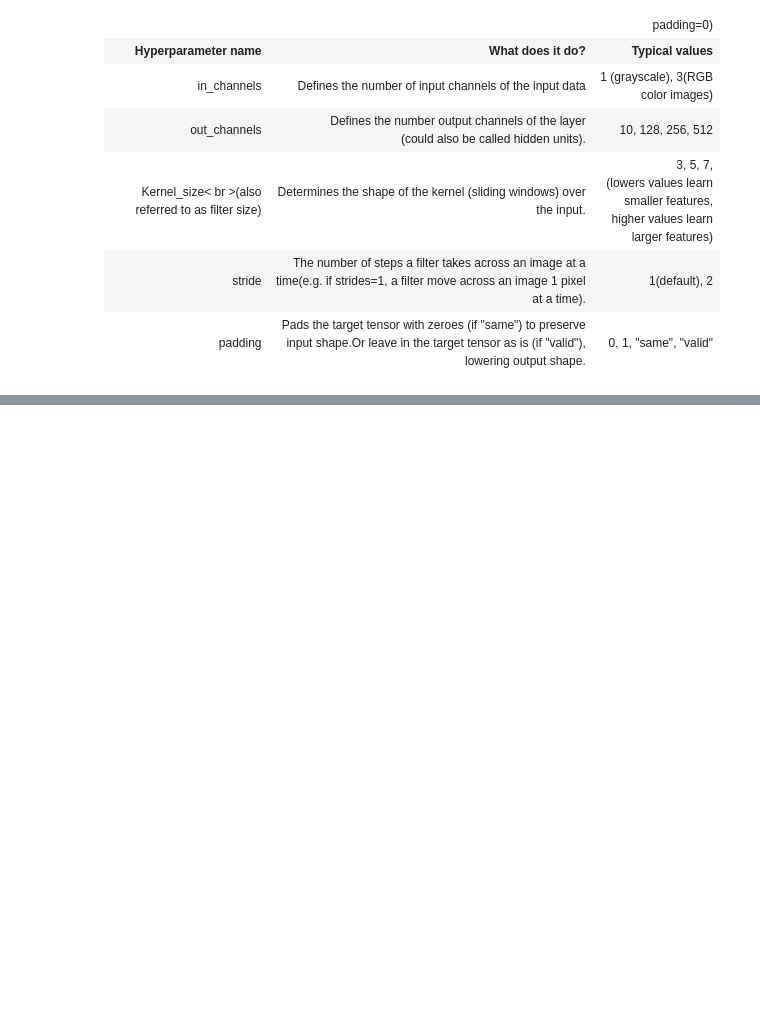
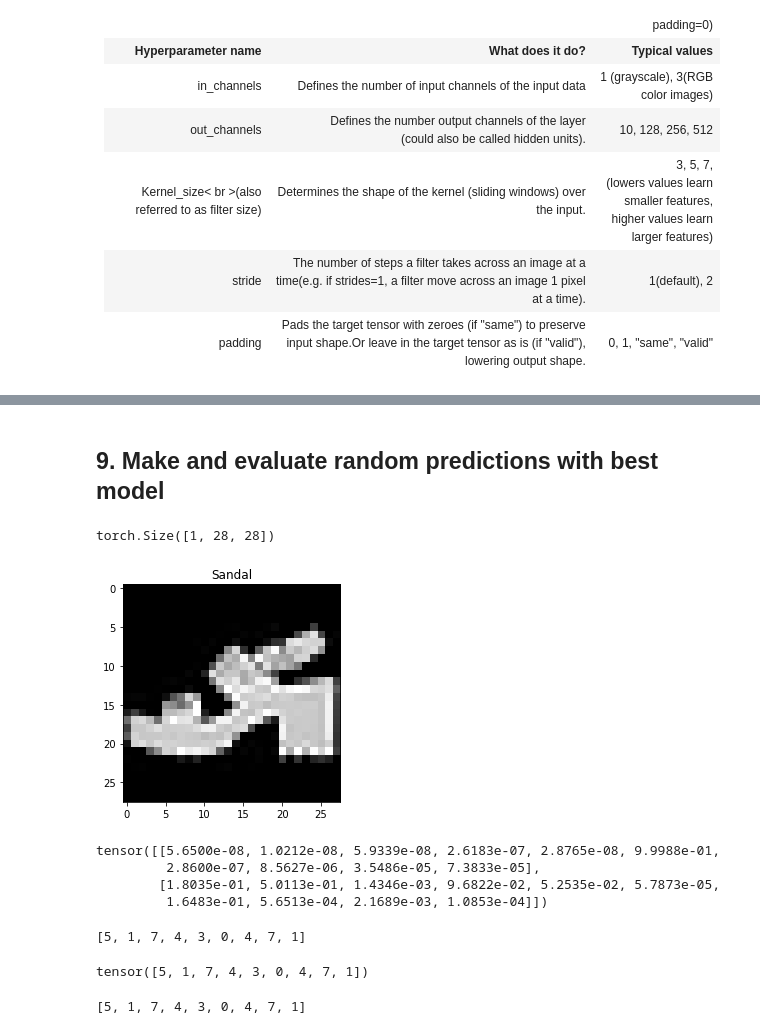
Before and after one commit to niklaust/Deep_Learning, a Jupyter notebook: pytorch_fundamentals_notebook_of_niklaust.ipynb, the cells around one changed output, grey strips where cells are left out. Drawn from its saved outputs; the diff is of its cells as text; code cells hidden in the pictures; blank space fills up the shorter version.

```diff
--- a/pytorch_fundamentals_notebook_of_niklaust.ipynb
+++ b/pytorch_fundamentals_notebook_of_niklaust.ipynb
@@ -4654,0 +4747,2 @@ self.conv_block_1 = nn.Sequential(
+# %% [markdown]
+## 9. Make and evaluate random predictions with best model
@@ -4654,0 +4772,44 @@ self.conv_block_1 = nn.Sequential(
+# %%
+import random
+random.seed(42)
+test_samples = []
+test_labels = []
+for sample, label in random.sample(list(test_data), k=9):
+  test_samples.append(sample)
+  test_labels.append(label)
+
+# View the first sample shape
+test_samples[0].shape
+# %% [output]
+torch.Size([1, 28, 28])
+# %%
+plt.imshow(test_samples[0].squeeze(), cmap="gray");
+plt.title(class_names[test_labels[0]]);
+# %% [output]
+[figure, added]
+# %%
+# Make predictions
+pred_probs = make_predictions(model=model_2,
+                              data=test_samples)
+
+# View first two prediction probabilities
+pred_probs[:2]
+# %% [output]
+tensor([[5.6500e-08, 1.0212e-08, 5.9339e-08, 2.6183e-07, 2.8765e-08, 9.9988e-01,
+         2.8600e-07, 8.5627e-06, 3.5486e-05, 7.3833e-05],
+        [1.8035e-01, 5.0113e-01, 1.4346e-03, 9.6822e-02, 5.2535e-02, 5.7873e-05,
+         1.6483e-01, 5.6513e-04, 2.1689e-03, 1.0853e-04]])
+# %%
+test_labels
+# %% [output]
+[5, 1, 7, 4, 3, 0, 4, 7, 1]
+# %%
+# Convert prediction probabilities to labels
+pred_classes = pred_probs.argmax(dim=1)
+pred_classes
+# %% [output]
+tensor([5, 1, 7, 4, 3, 0, 4, 7, 1])
+# %%
+test_labels
+# %% [output]
+[5, 1, 7, 4, 3, 0, 4, 7, 1]
```
Also changed, not shown: parts of 59 cells of this notebook.
